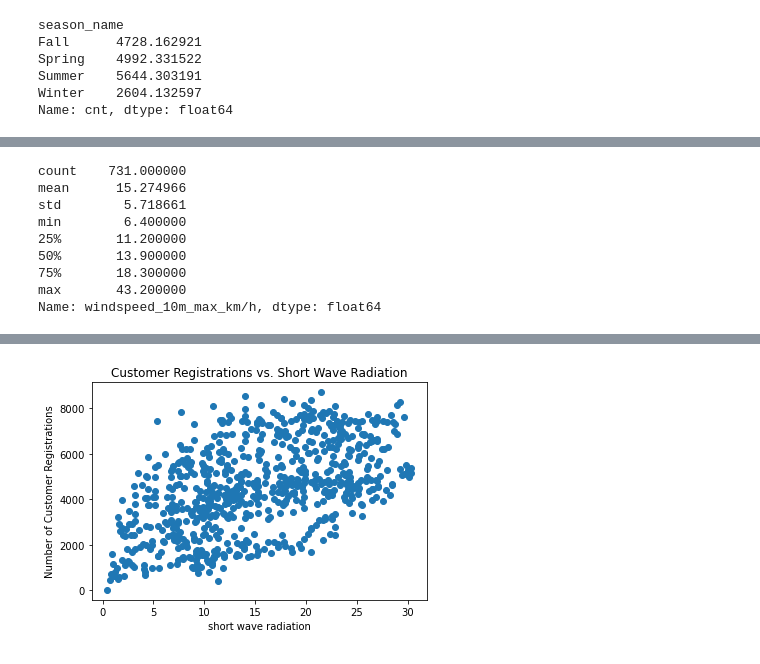
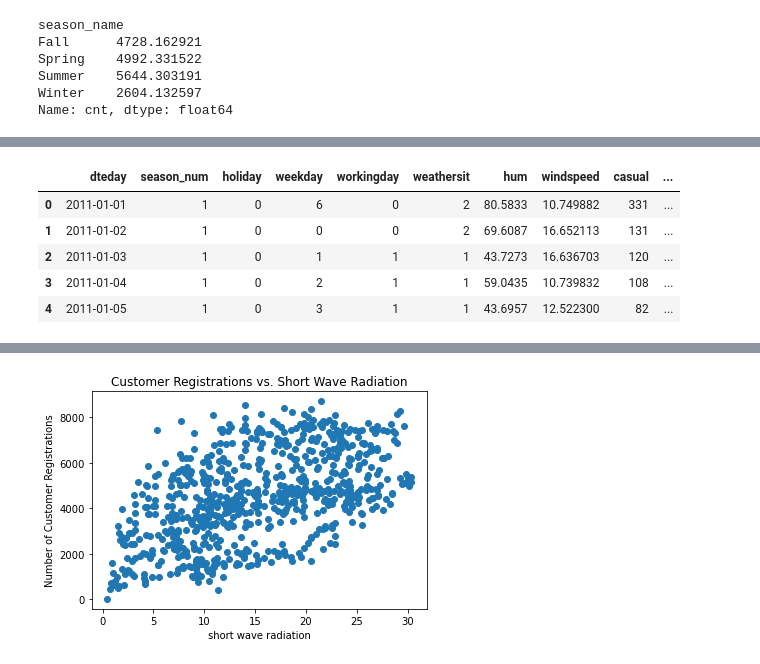
Before and after one commit to Maxremmo/Bike-Sharing-ML, a Jupyter notebook: bike_eda_daily.ipynb, the cells around one changed output, grey strips where cells are left out. Cells and saved outputs as stored; diff of their text form; code cells hidden in the pictures.

```diff
--- a/bike_eda_daily.ipynb
+++ b/bike_eda_daily.ipynb
@@ -189,12 +150,9 @@ windy = df.groupby(['windy_cat'])
-# %%
-df['windspeed_10m_max_km/h'].describe()
-# %% [output]
-count    731.000000
-mean      15.274966
-std        5.718661
-min        6.400000
-25%       11.200000
-50%       13.900000
-75%       18.300000
-max       43.200000
-Name: windspeed_10m_max_km/h, dtype: float64
+# %%
+df.head()
+# %% [output]
+|  | dteday | season_num | holiday | weekday | workingday | weathersit | hum | windspeed | casual | ... |
+| 0 | 2011-01-01 | 1 | 0 | 6 | 0 | 2 | 80.5833 | 10.749882 | 331 | ... |
+| 1 | 2011-01-02 | 1 | 0 | 0 | 0 | 2 | 69.6087 | 16.652113 | 131 | ... |
+| 2 | 2011-01-03 | 1 | 0 | 1 | 1 | 1 | 43.7273 | 16.636703 | 120 | ... |
+| 3 | 2011-01-04 | 1 | 0 | 2 | 1 | 1 | 59.0435 | 10.739832 | 108 | ... |
+| 4 | 2011-01-05 | 1 | 0 | 3 | 1 | 1 | 43.6957 | 12.522300 | 82 | ... |
```
Also changed, not shown: parts of 23 cells of this notebook.
